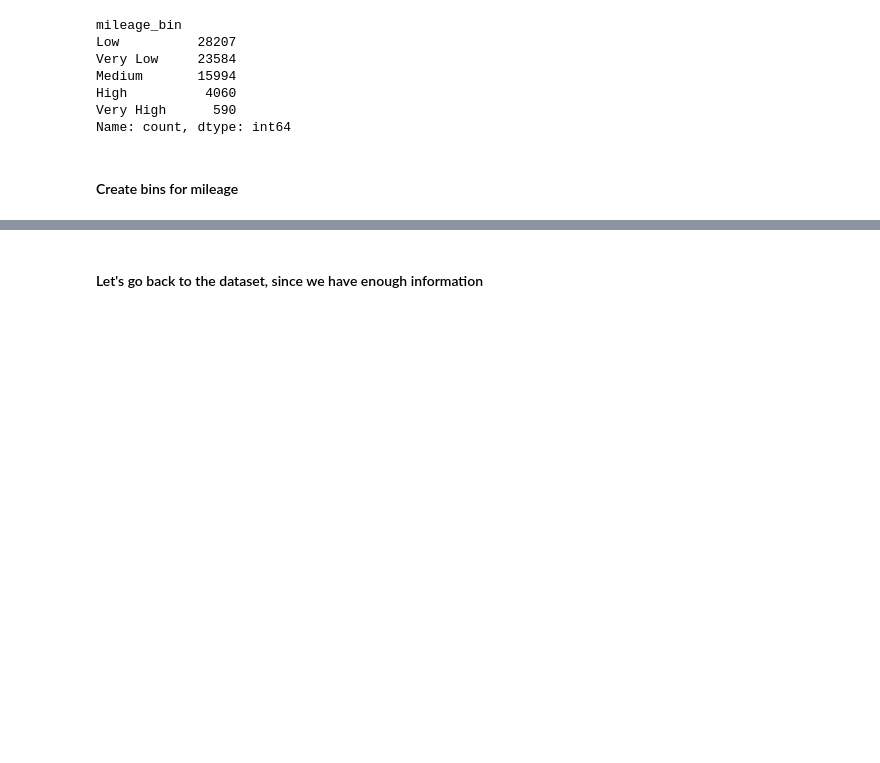
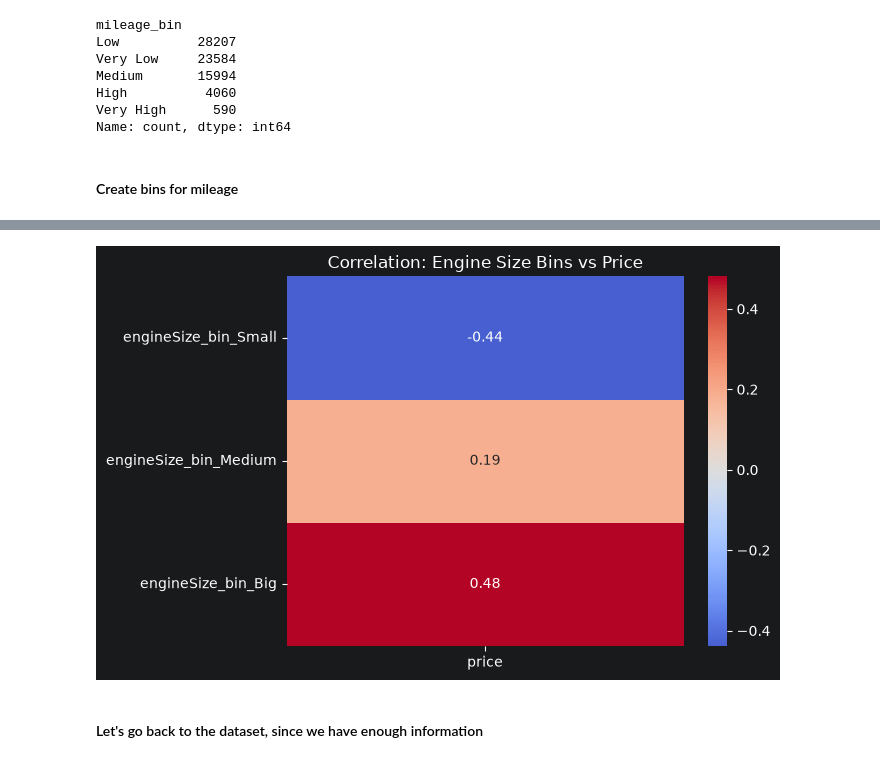
Before and after one commit to kovexison/Practica-AI, a Jupyter notebook: 01-ML-Regression/car_prices_regression.ipynb, the cells around one changed output, grey strips where cells are left out. Saved outputs shown, nothing was run; the diff lists cells and outputs as text; code cells hidden in the pictures; blank space fills up the shorter version.

```diff
--- a/01-ML-Regression/car_prices_regression.ipynb
+++ b/01-ML-Regression/car_prices_regression.ipynb
@@ -527,0 +579,10 @@ plt.show()
+# %%
+#Engine Size binning
+bins_engineSize=[-0.1,1.5 ,2.0,df['engineSize'].max()] #i used -0.1 to include the 0.0 L engines
+labels_engineSize=['Small','Medium','Big']
+
+df['engineSize_bin']=pd.cut(df['engineSize'],bins=bins_engineSize,labels=labels_engineSize)
+
+print("Engine Size distribution:")
+
+df['engineSize_bin'].value_counts()
@@ -528,3 +596,28 @@ plt.show()
+# %%
+# 1. Define year bins
+bins_engineSize=[-0.1, 1.5, 2.0,df['engineSize'].max()]
+labels_year=['Small','Medium','Big']
+
+df['engineSize_bin'] = pd.cut(df['engineSize'], bins=bins_engineSize, labels=labels_engineSize)
+
+# 2. One-hot encode the bin column
+df_encoded_bins = pd.get_dummies(df[['engineSize_bin', 'price']], drop_first=False)
+
+# 3. Compute correlation matrix
+corr_bins = df_encoded_bins.corr()
+
+# 4. Show correlation of each bin with price
+corr_with_price = corr_bins[['price']].drop('price')  # remove self-correlation
+
+# 5. Plot
+import seaborn as sns
+import matplotlib.pyplot as plt
+
+sns.heatmap(corr_with_price, annot=True, cmap='coolwarm', center=0)
+plt.title('Correlation: Engine Size Bins vs Price')
+plt.show()
+# %% [output]
+[figure, added]
 # %% [markdown]
 #### Let's go back to the dataset, since we have enough information
 # %%
```
Also changed, not shown: parts of 9 cells of this notebook.
